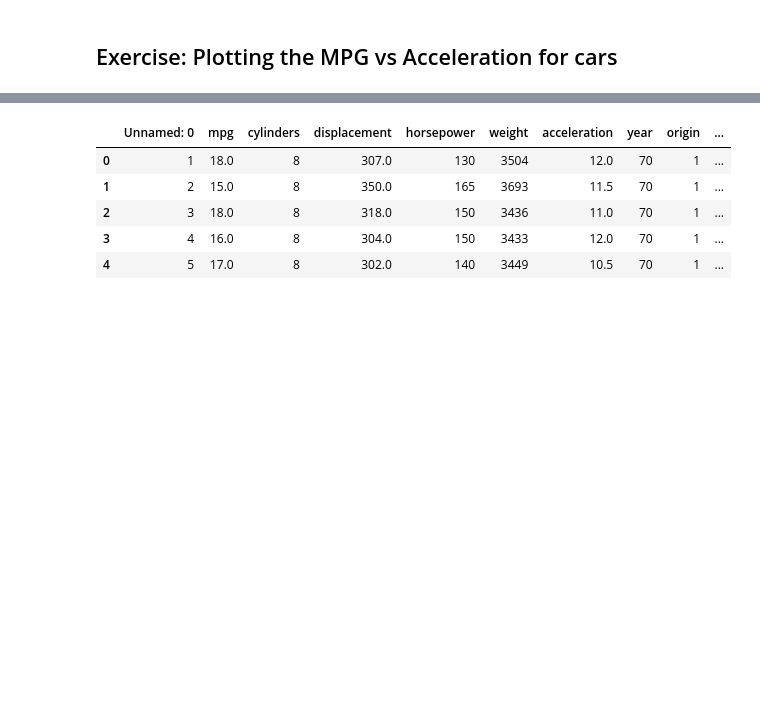
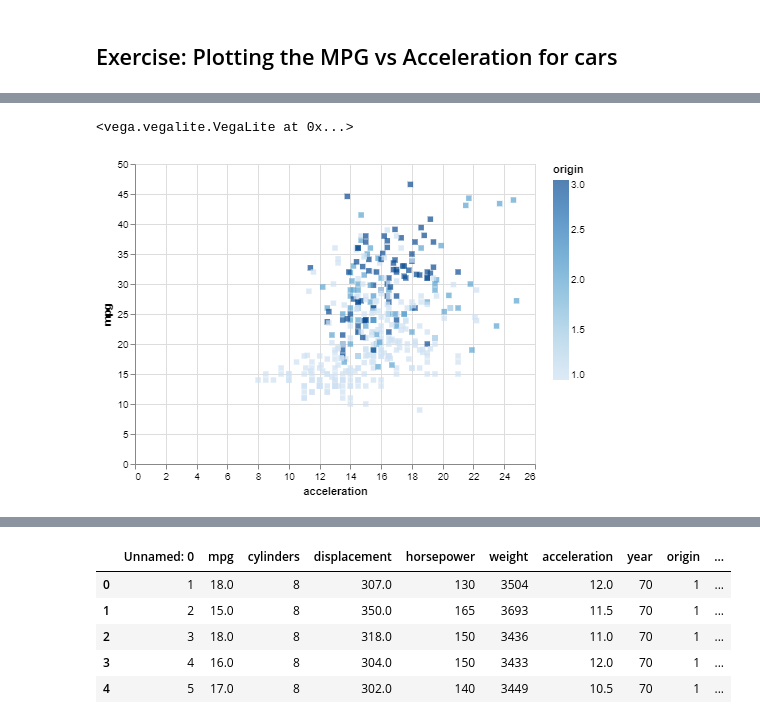
Before and after one commit to glui2/python-intermediate-workshop, a Jupyter notebook: Day 2/Workshop Day 2 .ipynb, the cells around one changed output, grey strips where cells are left out. Drawn from its saved outputs; the diff is of its cells as text; code cells hidden in the pictures; blank space fills up the shorter version.

```diff
--- a/Day 2/Workshop Day 2 .ipynb
+++ b/Day 2/Workshop Day 2 .ipynb
@@ -235,0 +257,11 @@ cars = pd.read_csv("D:/Data/Auto.csv")
+# %%
+cars_chart = alt.Chart(cars)
+line_chart = cars_chart.mark_square()
+line_chart.encode(
+    x="acceleration",
+    y="mpg",
+    color="origin"
+)
+# %% [output]
+<vega.vegalite.VegaLite at 0x...>
+[figure, added]
```
Also changed, not shown: parts of 56 cells of this notebook.
